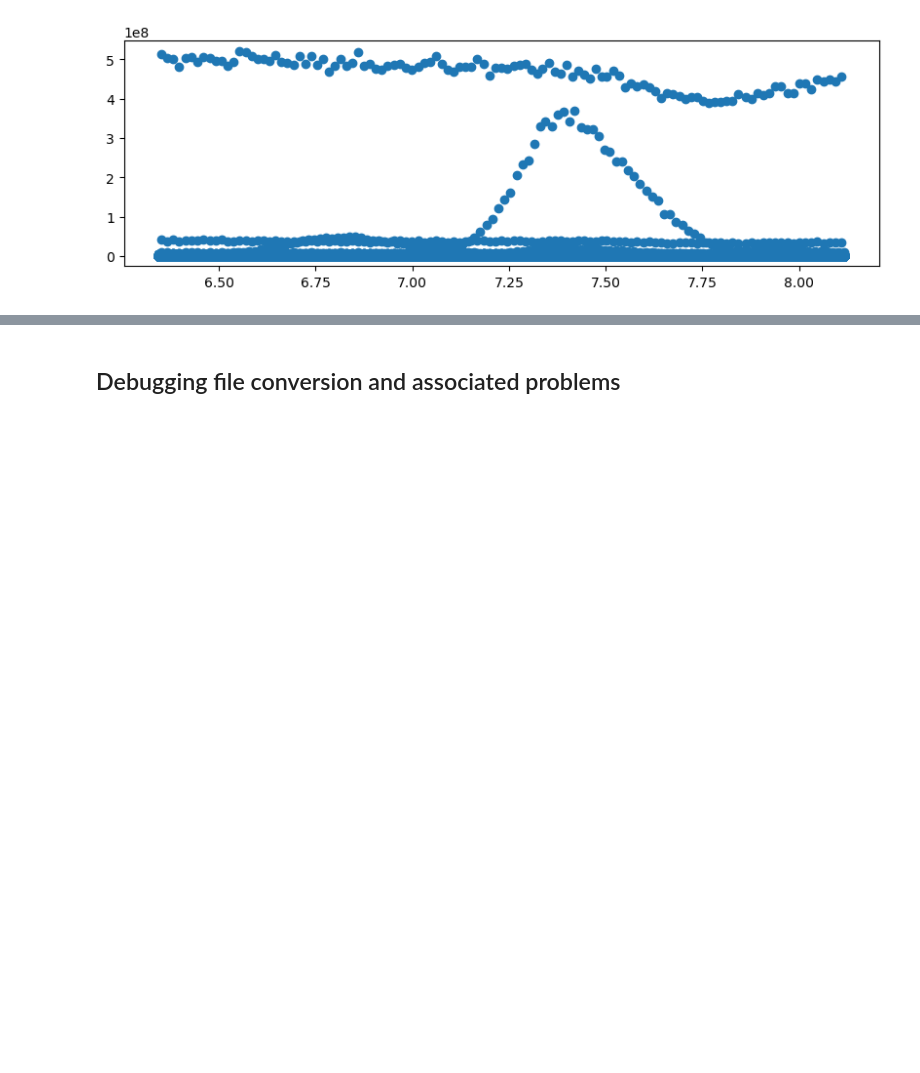
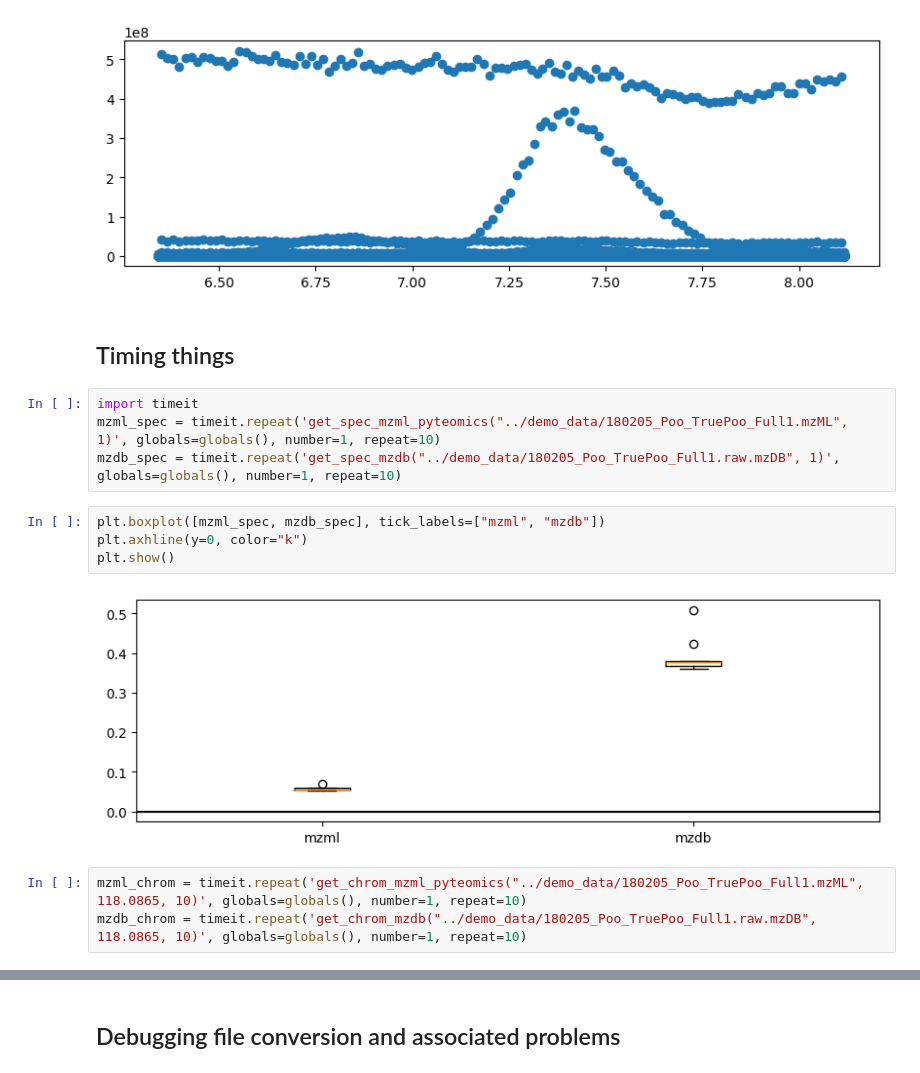
Before and after one commit to wkumler/mzsql, a Jupyter notebook: demo_notebooks/mzDB_notebook.ipynb, the cells around one changed output, grey strips where cells are left out. Cells and saved outputs as stored; diff of their text form; blank space fills up the shorter version.

Commit message:
Adding timing info for mzDB

```diff
--- a/demo_notebooks/mzDB_notebook.ipynb
+++ b/demo_notebooks/mzDB_notebook.ipynb
@@ -26,3 +26,18 @@ plt.scatter(rtrange_data["rt"], rtrange_data["int"])
 # %% [output]
 <matplotlib.collections.PathCollection at 0x...>
 [figure]
+# %% [markdown]
+## Timing things
+# %%
+import timeit
+mzml_spec = timeit.repeat('get_spec_mzml_pyteomics("../demo_data/180205_Poo_TruePoo_Full1.mzML", 1)', globals=globals(), number=1, repeat=10)
+mzdb_spec = timeit.repeat('get_spec_mzdb("../demo_data/180205_Poo_TruePoo_Full1.raw.mzDB", 1)', globals=globals(), number=1, repeat=10)
+# %%
+plt.boxplot([mzml_spec, mzdb_spec], tick_labels=["mzml", "mzdb"])
+plt.axhline(y=0, color="k")
+plt.show()
+# %% [output]
+[figure, added]
+# %%
+mzml_chrom = timeit.repeat('get_chrom_mzml_pyteomics("../demo_data/180205_Poo_TruePoo_Full1.mzML", 118.0865, 10)', globals=globals(), number=1, repeat=10)
+mzdb_chrom = timeit.repeat('get_chrom_mzdb("../demo_data/180205_Poo_TruePoo_Full1.raw.mzDB", 118.0865, 10)', globals=globals(), number=1, repeat=10)
```
Also changed, not shown: parts of 5 cells of this notebook, 3 other files.
